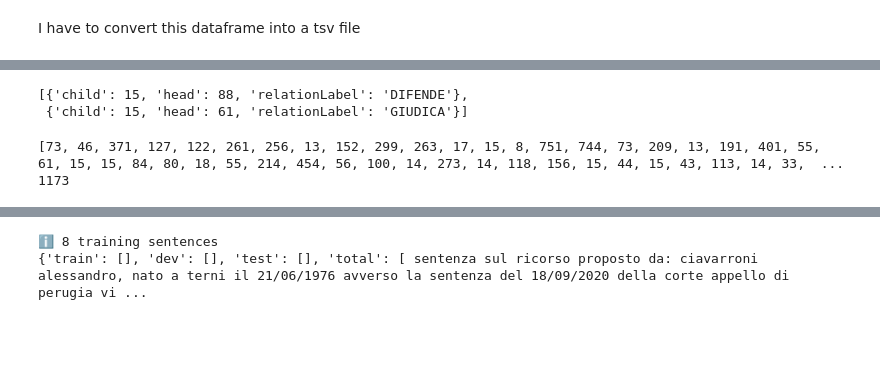
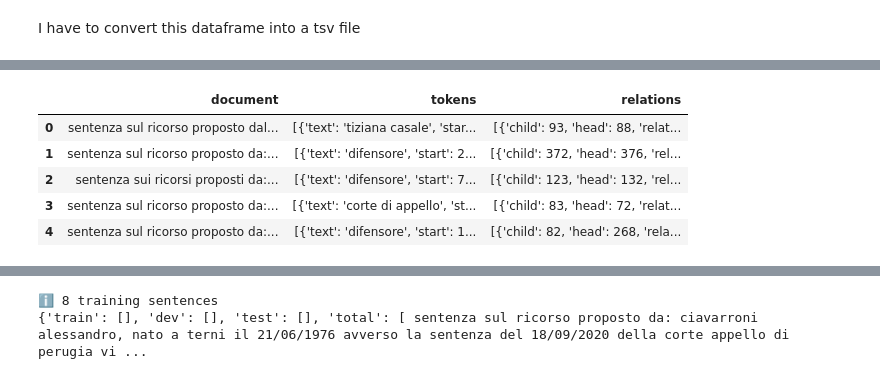
Before and after one commit to Gianpe/NLP_Anonymization, a Jupyter notebook: notebooks/Step2_DataPreparation/DataUnd_DataPrep.ipynb, the cells around one changed output, grey strips where cells are left out. Drawn from its saved outputs; the diff is of its cells as text; code cells hidden in the pictures; blank space fills up the shorter version.

```diff
--- a/notebooks/Step2_DataPreparation/DataUnd_DataPrep.ipynb
+++ b/notebooks/Step2_DataPreparation/DataUnd_DataPrep.ipynb
@@ -424,18 +508,10 @@ transform_json(data_annotated, 'relations')
 # %%
-df = pd.read_json(data_path +'/relations.txt')
-df.iloc[0]['relations']
+df = pd.read_json(data_path +'/prova.txt')
+df.head()
 # %% [output]
-[{'child': 15, 'head': 88, 'relationLabel': 'DIFENDE'},
- {'child': 15, 'head': 61, 'relationLabel': 'GIUDICA'}]
+|  | document | tokens | relations |
+| 0 | sentenza sul ricorso proposto dal... | [{'text': 'tiziana casale', 'star... | [{'child': 93, 'head': 88, 'relat... |
+| 1 | sentenza sul ricorso proposto da:... | [{'text': 'difensore', 'start': 2... | [{'child': 372, 'head': 376, 'rel... |
+| 2 | sentenza sui ricorsi proposti da:... | [{'text': 'difensore', 'start': 7... | [{'child': 123, 'head': 132, 'rel... |
+| 3 | sentenza sul ricorso proposto da:... | [{'text': 'corte di appello', 'st... | [{'child': 83, 'head': 72, 'relat... |
+| 4 | sentenza sul ricorso proposto da:... | [{'text': 'difensore', 'start': 1... | [{'child': 82, 'head': 268, 'rela... |
-# %%
-max_distance = []
-for i in range(df.shape[0]):
-    for diz in df.iloc[i]['relations']:
-        m = diz['head'] - diz['child']
-        max_distance.append(m)
-
-print(max_distance)
-print(max(max_distance))
-# %% [output]
-[73, 46, 371, 127, 122, 261, 256, 13, 152, 299, 263, 17, 15, 8, 751, 744, 73, 209, 13, 191, 401, 55, 61, 15, 15, 84, 80, 18, 55, 214, 454, 56, 100, 14, 273, 14, 118, 156, 15, 44, 15, 43, 113, 14, 33,  ...
-1173
```
Also changed, not shown: parts of 11 cells of this notebook, 2 other files.
